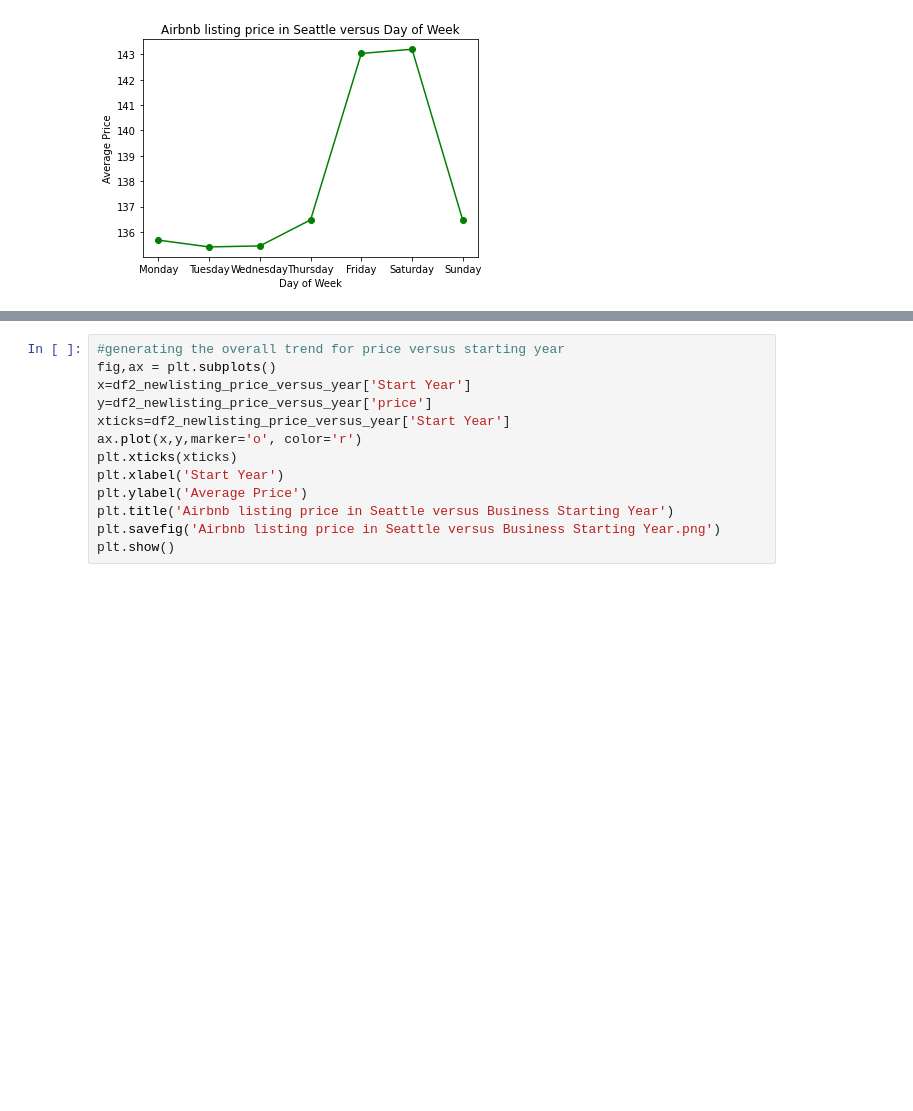
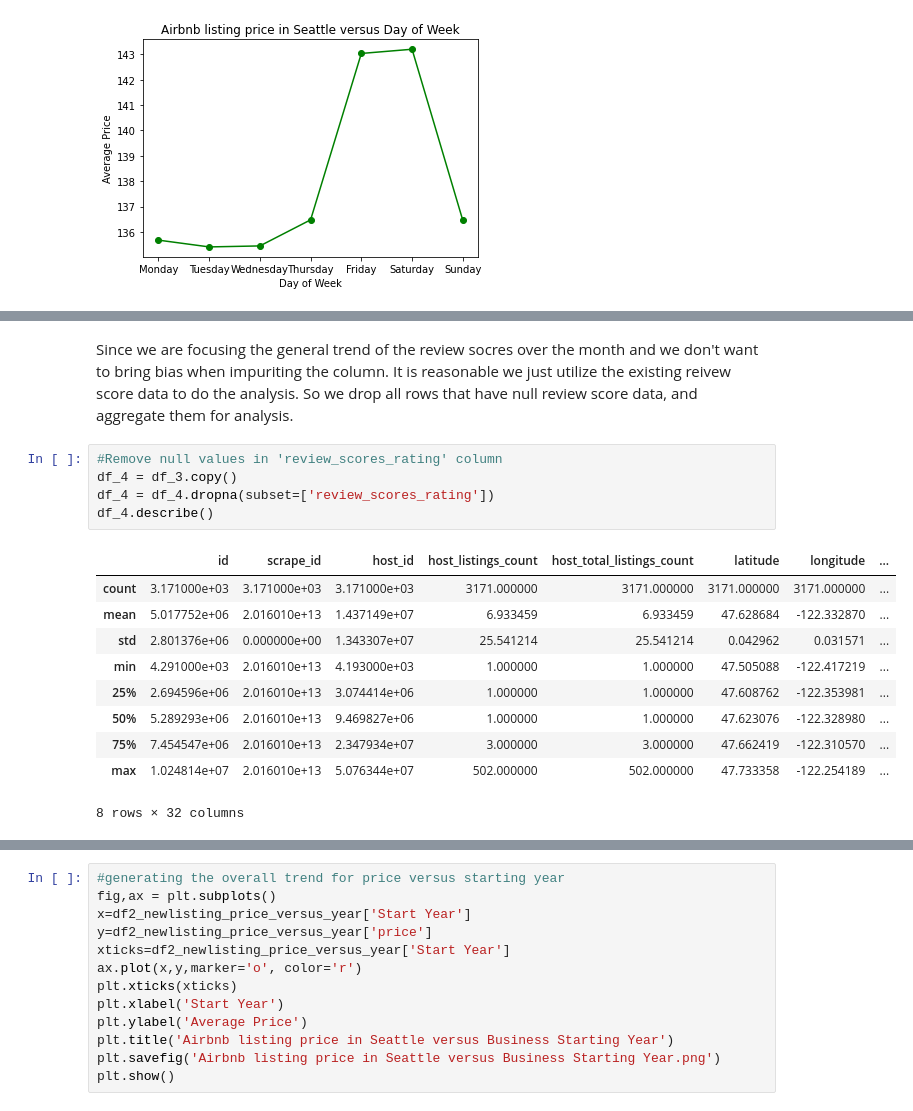
Before and after one commit to liang-qq/Udacity-Data-Scientist-Nanodegree, a Jupyter notebook: Project 1.ipynb, the cells around one changed output, grey strips where cells are left out. Cells and saved outputs as stored; diff of their text form; blank space fills up the shorter version.

```diff
--- a/Project 1.ipynb
+++ b/Project 1.ipynb
@@ -315,0 +552,19 @@ plt.show()
+# %% [markdown]
+Since we are focusing the general trend of the review socres over the month and we don't want to bring bias when impuriting the column. It is reasonable we just utilize the existing reivew score data to do the analysis.
+So we drop all rows that have null review score data, and aggregate them for analysis.
+# %%
+#Remove null values in 'review_scores_rating' column
+df_4 = df_3.copy()
+df_4 = df_4.dropna(subset=['review_scores_rating'])
+df_4.describe()
+# %% [output]
+|  | id | scrape_id | host_id | host_listings_count | host_total_listings_count | latitude | longitude | ... |
+| count | 3.171000e+03 | 3.171000e+03 | 3.171000e+03 | 3171.000000 | 3171.000000 | 3171.000000 | 3171.000000 | ... |
+| mean | 5.017752e+06 | 2.016010e+13 | 1.437149e+07 | 6.933459 | 6.933459 | 47.628684 | -122.332870 | ... |
+| std | 2.801376e+06 | 0.000000e+00 | 1.343307e+07 | 25.541214 | 25.541214 | 0.042962 | 0.031571 | ... |
+| min | 4.291000e+03 | 2.016010e+13 | 4.193000e+03 | 1.000000 | 1.000000 | 47.505088 | -122.417219 | ... |
+| 25% | 2.694596e+06 | 2.016010e+13 | 3.074414e+06 | 1.000000 | 1.000000 | 47.608762 | -122.353981 | ... |
+| 50% | 5.289293e+06 | 2.016010e+13 | 9.469827e+06 | 1.000000 | 1.000000 | 47.623076 | -122.328980 | ... |
+| 75% | 7.454547e+06 | 2.016010e+13 | 2.347934e+07 | 3.000000 | 3.000000 | 47.662419 | -122.310570 | ... |
+| max | 1.024814e+07 | 2.016010e+13 | 5.076344e+07 | 502.000000 | 502.000000 | 47.733358 | -122.254189 | ... |
+8 rows × 32 columns
```
Also changed, not shown: parts of 83 cells of this notebook.
